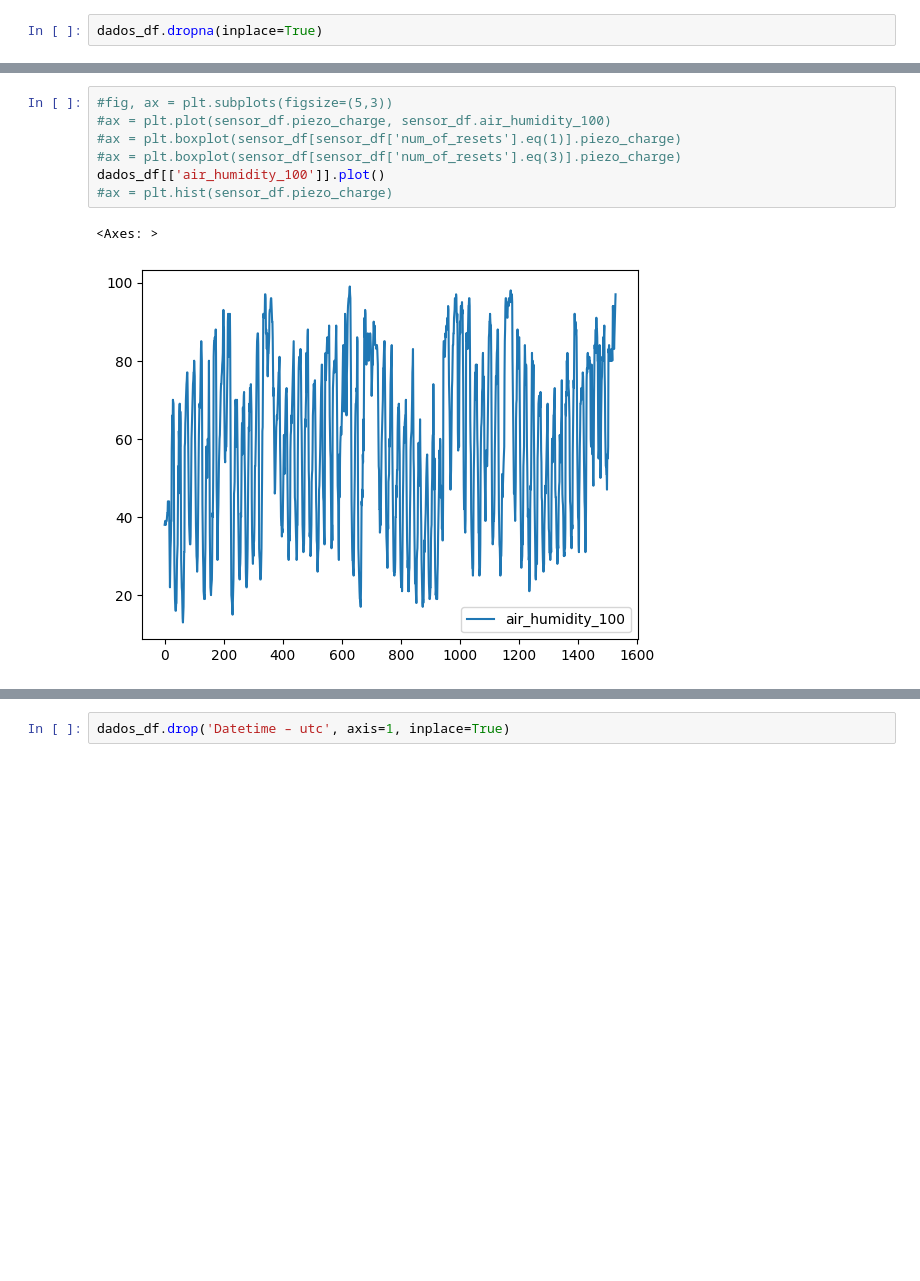
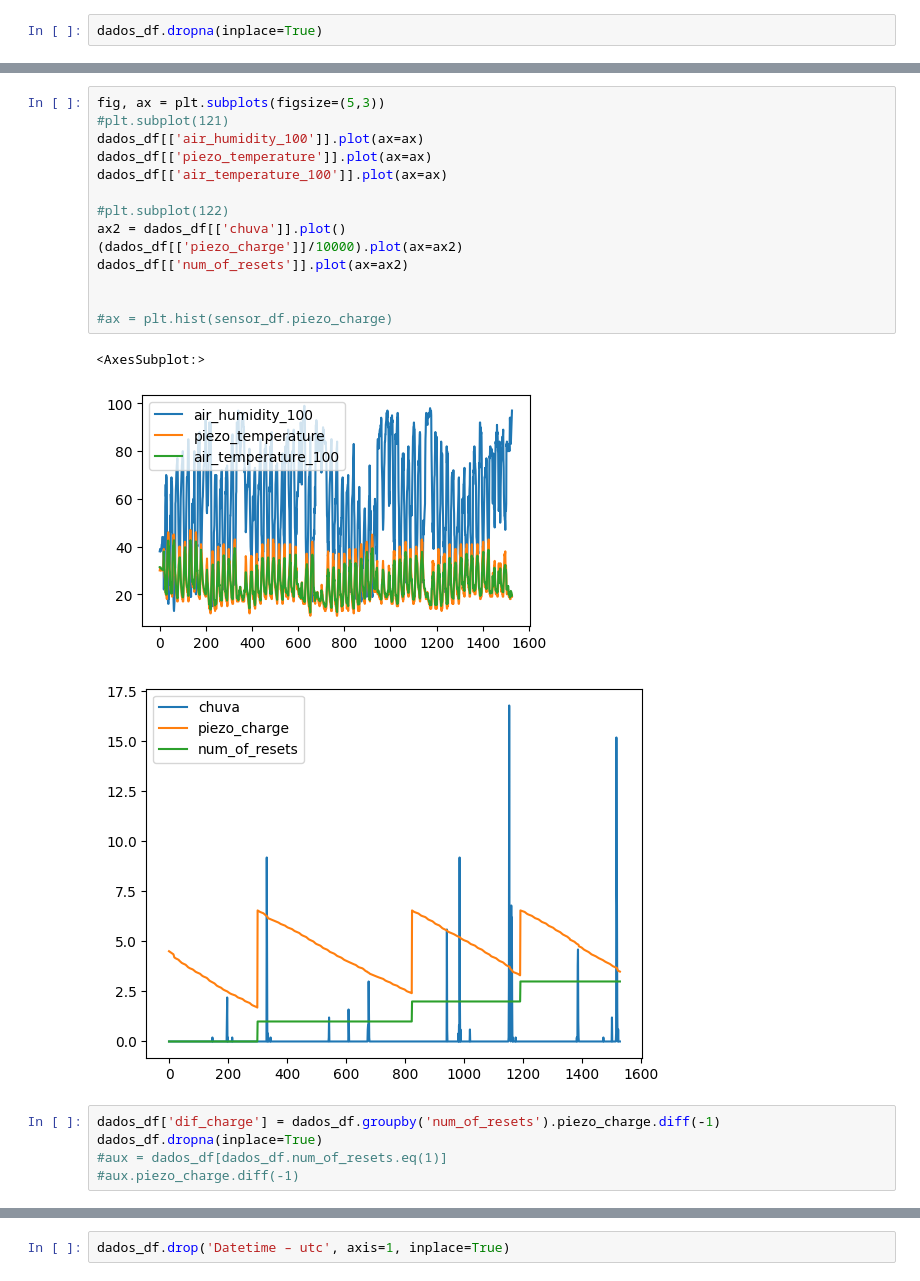
Before and after one commit to FollowingTheRabbit/Rain, a Jupyter notebook: src/analyse.ipynb, the cells around one changed output, grey strips where cells are left out. Saved outputs shown, nothing was run; the diff lists cells and outputs as text; blank space fills up the shorter version.

```diff
--- a/src/analyse.ipynb
+++ b/src/analyse.ipynb
@@ -86,10 +87,23 @@ dados_df[~dados_df.chuva.eq(0)].chuva.hist(density=True)
-# %%
-#fig, ax = plt.subplots(figsize=(5,3))
-#ax = plt.plot(sensor_df.piezo_charge, sensor_df.air_humidity_100)
-#ax = plt.boxplot(sensor_df[sensor_df['num_of_resets'].eq(1)].piezo_charge)
-#ax = plt.boxplot(sensor_df[sensor_df['num_of_resets'].eq(3)].piezo_charge)
-dados_df[['air_humidity_100']].plot()
-#ax = plt.hist(sensor_df.piezo_charge)
-# %% [output]
-<Axes: >
-[figure, removed]
+# %%
+fig, ax = plt.subplots(figsize=(5,3))
+#plt.subplot(121)
+dados_df[['air_humidity_100']].plot(ax=ax)
+dados_df[['piezo_temperature']].plot(ax=ax)
+dados_df[['air_temperature_100']].plot(ax=ax)
+
+#plt.subplot(122)
+ax2 = dados_df[['chuva']].plot()
+(dados_df[['piezo_charge']]/10000).plot(ax=ax2)
+dados_df[['num_of_resets']].plot(ax=ax2)
+
+
+#ax = plt.hist(sensor_df.piezo_charge)
+# %% [output]
+<AxesSubplot:>
+[figure, added]
+[figure, added]
+# %%
+dados_df['dif_charge'] = dados_df.groupby('num_of_resets').piezo_charge.diff(-1)
+dados_df.dropna(inplace=True)
+#aux = dados_df[dados_df.num_of_resets.eq(1)]
+#aux.piezo_charge.diff(-1)
```
Also changed, not shown: parts of 31 cells of this notebook.
